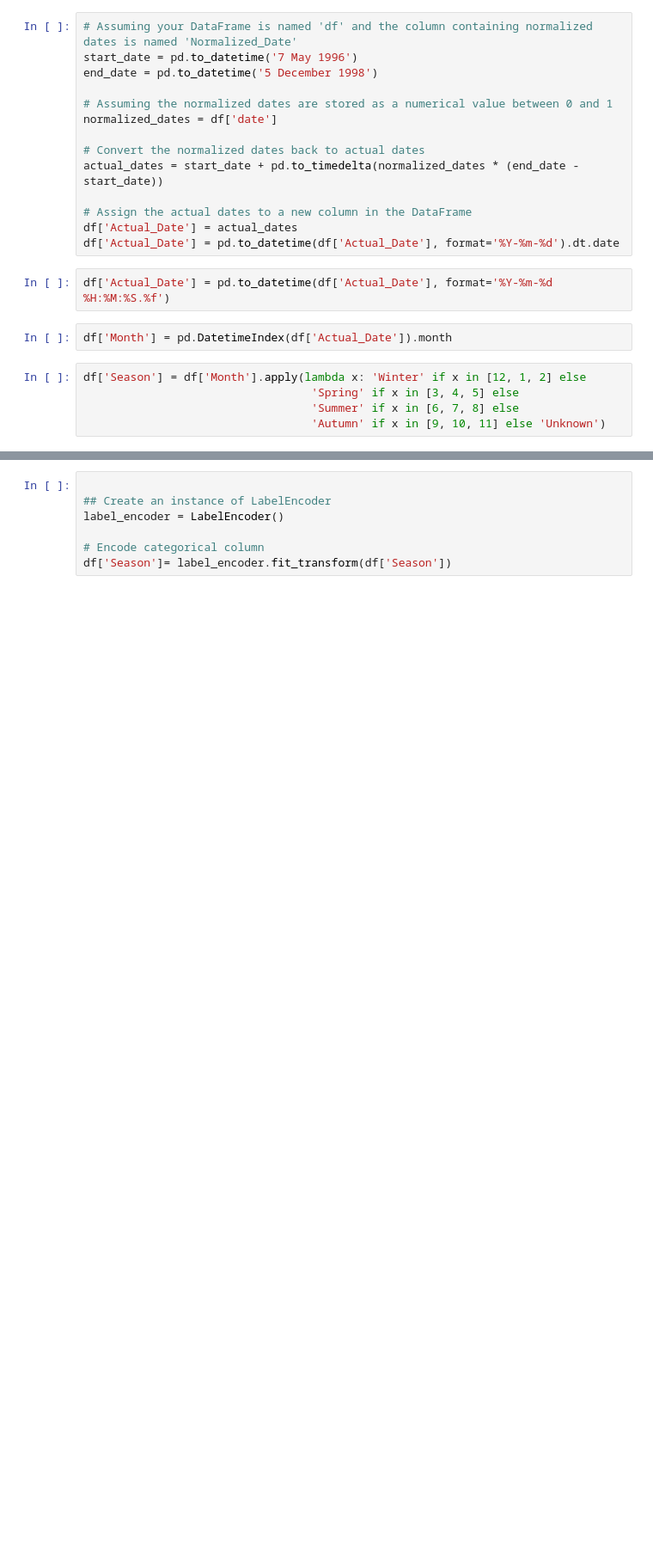
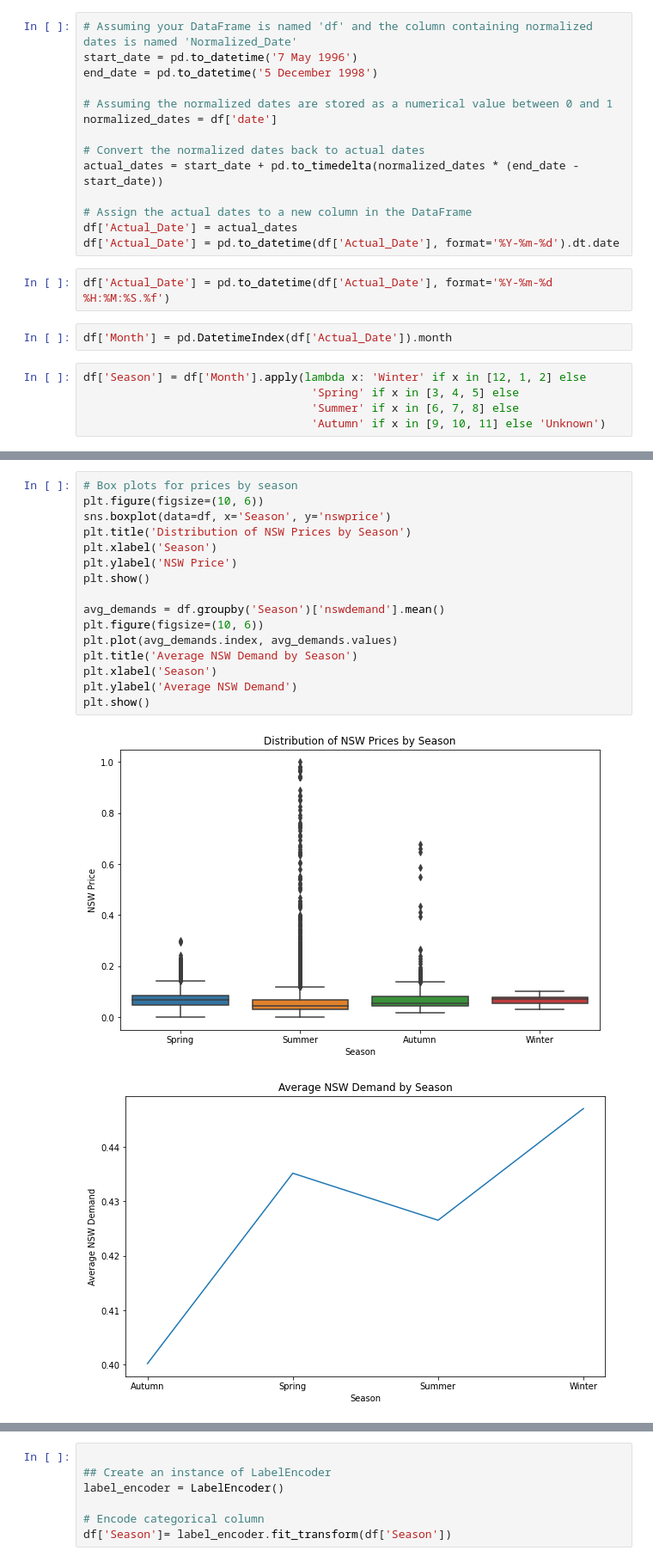
Before and after one commit to LucasMazza42/AusElectrical, a Jupyter notebook: electricPricePredict.ipynb, the cells around one changed output, grey strips where cells are left out. Shown at 86% size. Saved outputs shown, nothing was run; the diff lists cells and outputs as text; blank space fills up the shorter version.

```diff
--- a/electricPricePredict.ipynb
+++ b/electricPricePredict.ipynb
@@ -119,0 +195,19 @@ df['Season'] = df['Month'].apply(lambda x: 'Winter' if x in [12, 1, 2] else
+# %%
+# Box plots for prices by season
+plt.figure(figsize=(10, 6))
+sns.boxplot(data=df, x='Season', y='nswprice')
+plt.title('Distribution of NSW Prices by Season')
+plt.xlabel('Season')
+plt.ylabel('NSW Price')
+plt.show()
+
+avg_demands = df.groupby('Season')['nswdemand'].mean()
+plt.figure(figsize=(10, 6))
+plt.plot(avg_demands.index, avg_demands.values)
+plt.title('Average NSW Demand by Season')
+plt.xlabel('Season')
+plt.ylabel('Average NSW Demand')
+plt.show()
+# %% [output]
+[figure, added]
+[figure, added]
```
Also changed, not shown: parts of 14 cells of this notebook.
